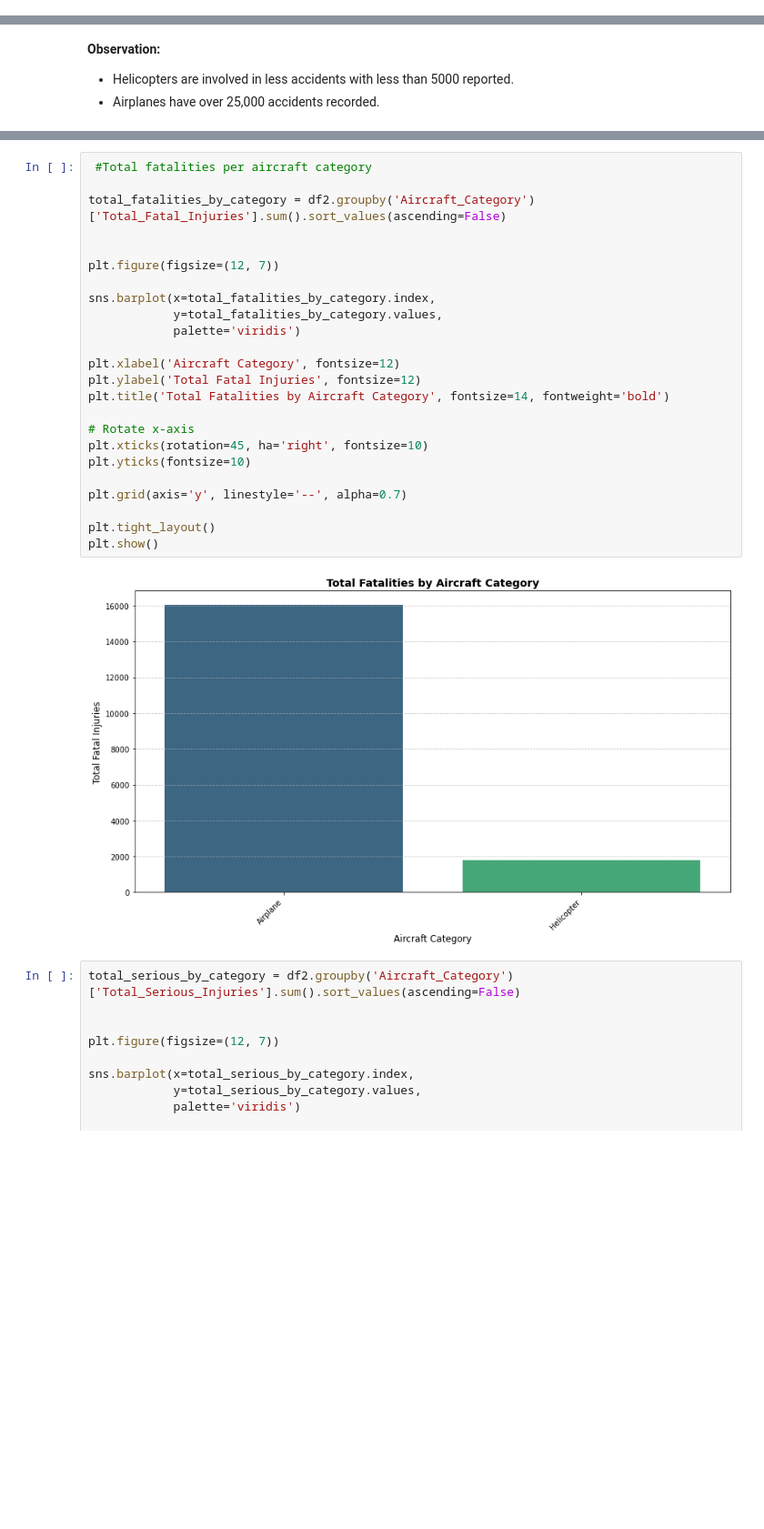
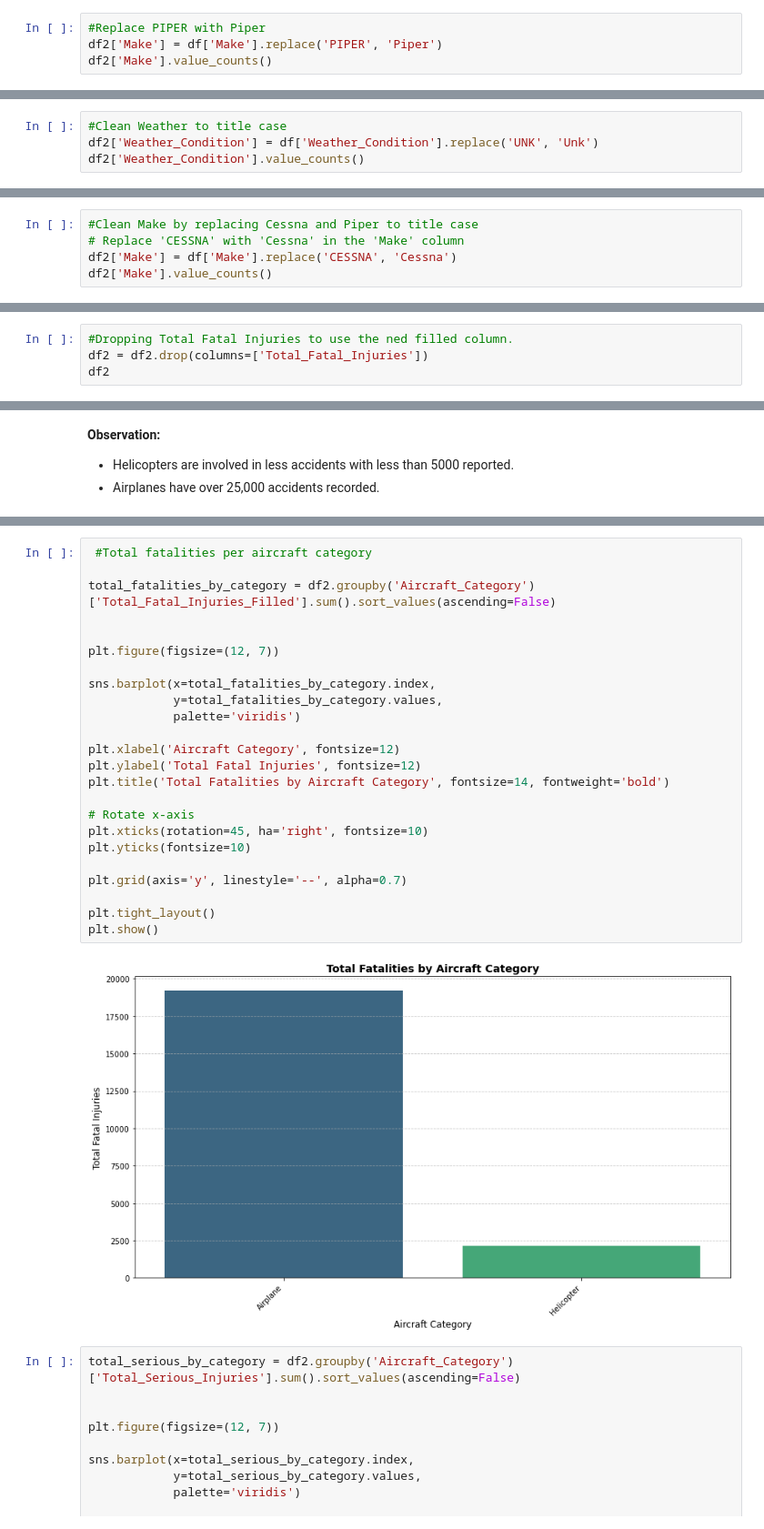
Before and after one commit to MissJJT/dsc-phase-1-project-v3, a Jupyter notebook: phase1_project.ipynb, the cells around one changed output, grey strips where cells are left out. Shown at 91% size. Saved outputs shown, nothing was run; the diff lists cells and outputs as text; blank space fills up the shorter version.

```diff
--- a/phase1_project.ipynb
+++ b/phase1_project.ipynb
@@ -875,0 +647,4 @@ See the caveats in the documentation: https://pandas.pydata.org/pandas-docs/stab
+# %%
+#Replace PIPER with Piper
+df2['Make'] = df['Make'].replace('PIPER', 'Piper')
+df2['Make'].value_counts()
@@ -875,0 +664,4 @@ See the caveats in the documentation: https://pandas.pydata.org/pandas-docs/stab
+# %%
+#Clean Weather to title case
+df2['Weather_Condition'] = df['Weather_Condition'].replace('UNK', 'Unk')
+df2['Weather_Condition'].value_counts()
@@ -876,3 +673,8 @@ See the caveats in the documentation: https://pandas.pydata.org/pandas-docs/stab
 # %% [markdown]
 **NB**
 - For Saftey purposes the median(1) was used as opposed to mean(6) to fill in the missing values in the total uninjured passengers.
+# %%
+#Clean Make by replacing Cessna and Piper to title case
+# Replace 'CESSNA' with 'Cessna' in the 'Make' column
+df2['Make'] = df['Make'].replace('CESSNA', 'Cessna')
+df2['Make'].value_counts()
@@ -878,0 +694,4 @@ See the caveats in the documentation: https://pandas.pydata.org/pandas-docs/stab
+# %%
+#Dropping Total Fatal Injuries to use the ned filled column.
+df2 = df2.drop(columns=['Total_Fatal_Injuries'])
+df2
@@ -910,29 +768,29 @@ Name: Total_Fatal_Injuries, dtype: float64
 # %%
  #Total fatalities per aircraft category
 
-total_fatalities_by_category = df2.groupby('Aircraft_Category')['Total_Fatal_Injuries'].sum().sort_values(ascending=False)
+total_fatalities_by_category = df2.groupby('Aircraft_Category')['Total_Fatal_Injuries_Filled'].sum().sort_values(ascending=False)
 
 
 plt.figure(figsize=(12, 7))
 
 sns.barplot(x=total_fatalities_by_category.index,
             y=total_fatalities_by_category.values,
             palette='viridis')
 
 plt.xlabel('Aircraft Category', fontsize=12)
 plt.ylabel('Total Fatal Injuries', fontsize=12)
 plt.title('Total Fatalities by Aircraft Category', fontsize=14, fontweight='bold')
 
 # Rotate x-axis
 plt.xticks(rotation=45, ha='right', fontsize=10)
 plt.yticks(fontsize=10)
 
 plt.grid(axis='y', linestyle='--', alpha=0.7)
 
 plt.tight_layout()
 plt.show()
 # %% [output]
-[figure, old version]
+[figure, new version]
 # %%
 total_serious_by_category = df2.groupby('Aircraft_Category')['Total_Serious_Injuries'].sum().sort_values(ascending=False)
 
```
Also changed, not shown: parts of 66 cells of this notebook.
